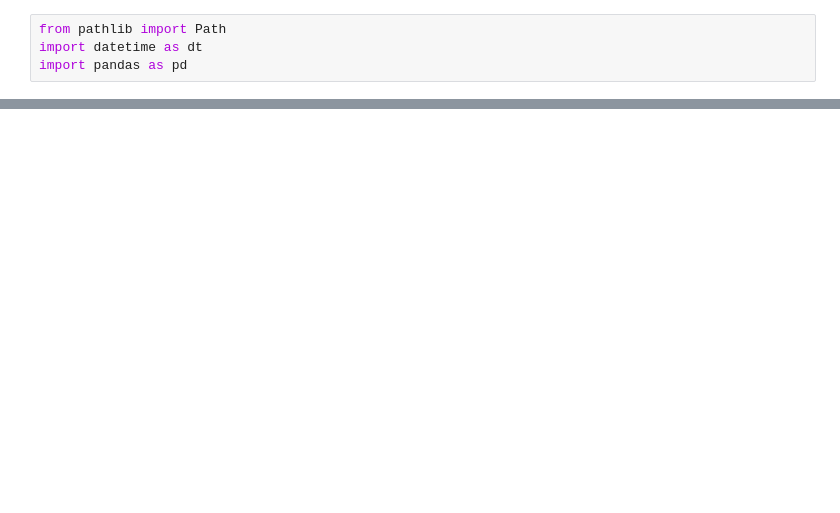
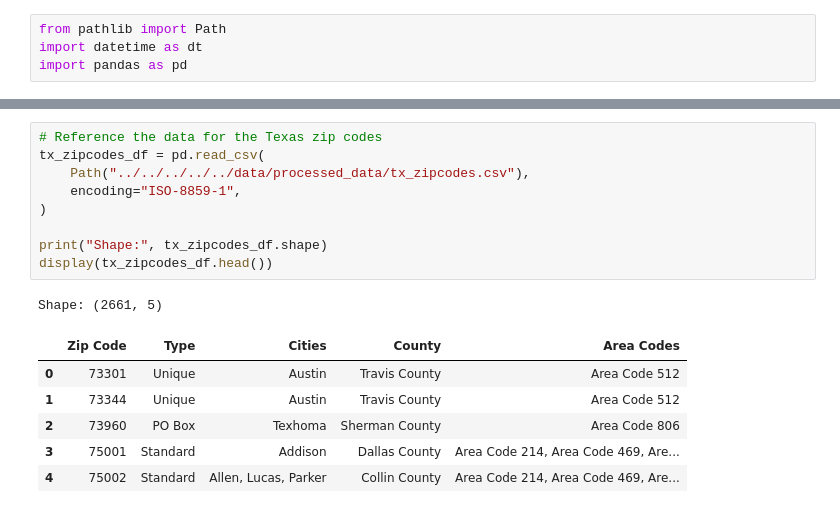
Before and after one commit to rune-encoder/Project-1, a Jupyter notebook: notebooks/individual_work/christian_exploration/data_cleaning/population_cleaning/population_cleaning.ipynb, the cells around one changed output, grey strips where cells are left out. Saved outputs shown, nothing was run; the diff lists cells and outputs as text; blank space fills up the shorter version.

```diff
--- a/notebooks/individual_work/christian_exploration/data_cleaning/population_cleaning/population_cleaning.ipynb
+++ b/notebooks/individual_work/christian_exploration/data_cleaning/population_cleaning/population_cleaning.ipynb
@@ -4,0 +181,17 @@ import pandas as pd
+# %%
+# Reference the data for the Texas zip codes
+tx_zipcodes_df = pd.read_csv(
+    Path("../../../../../data/processed_data/tx_zipcodes.csv"),
+    encoding="ISO-8859-1",
+)
+
+print("Shape:", tx_zipcodes_df.shape)
+display(tx_zipcodes_df.head())
+# %% [output]
+Shape: (2661, 5)
+|  | Zip Code | Type | Cities | County | Area Codes |
+| 0 | 73301 | Unique | Austin | Travis County | Area Code 512 |
+| 1 | 73344 | Unique | Austin | Travis County | Area Code 512 |
+| 2 | 73960 | PO Box | Texhoma | Sherman County | Area Code 806 |
+| 3 | 75001 | Standard | Addison | Dallas County | Area Code 214, Area Code 469, Are... |
+| 4 | 75002 | Standard | Allen, Lucas, Parker | Collin County | Area Code 214, Area Code 469, Are... |
```
Also changed, not shown: parts of 22 cells of this notebook, 4 other files.
